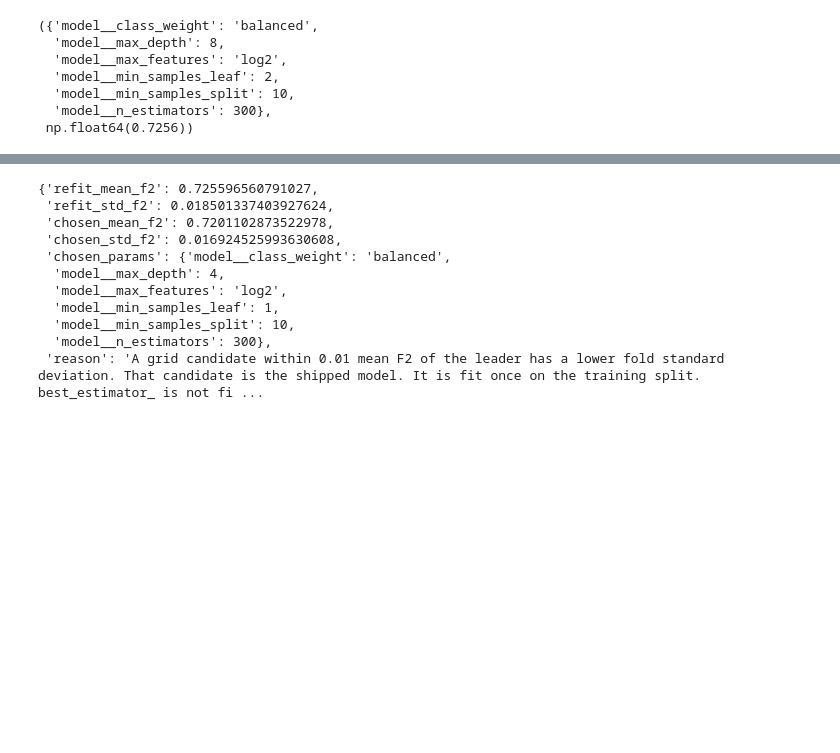
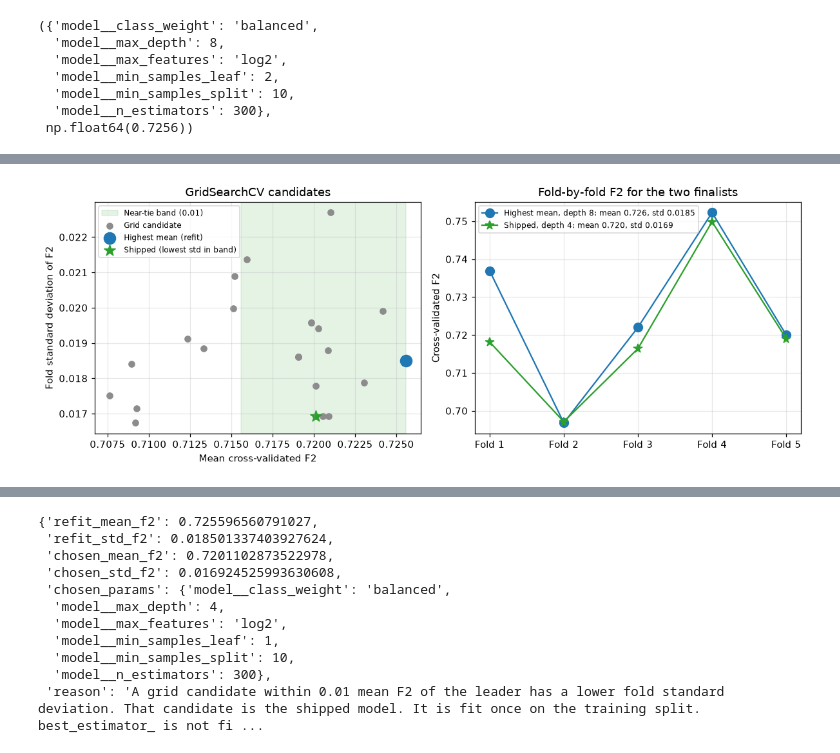
Before and after one commit to 4GeeksAcademy/Streamloop_Churn_Hyperparam_ven-mi-ai-2, a Jupyter notebook: streamloop_churn_tuning.ipynb, the cells around one changed output, grey strips where cells are left out. Drawn from its saved outputs; the diff is of its cells as text; code cells hidden in the pictures; blank space fills up the shorter version.

```diff
--- a/streamloop_churn_tuning.ipynb
+++ b/streamloop_churn_tuning.ipynb
@@ -162,3 +330,33 @@ top[param_cols + ['mean_test_score', 'std_test_score'] + fold_cols].round(4)
+# %%
+selection_preview = select_from_grid(grid_search)
+refit_i, chosen_i = selection_preview['refit_index'], selection_preview['chosen_index']
+best_mean = cv['mean_test_score'].max()
+
+fig, (left, right) = plt.subplots(1, 2, figsize=(11, 4.2))
+left.axvspan(best_mean - NEAR_TIE_BAND, best_mean, color='#2ca02c', alpha=0.12, label='Near-tie band (0.01)')
+left.scatter(cv['mean_test_score'], cv['std_test_score'], color='#8c8c8c', label='Grid candidate')
+left.scatter(*cv.loc[refit_i, ['mean_test_score', 'std_test_score']], s=140, color='#1f77b4', label='Highest mean (refit)')
+left.scatter(*cv.loc[chosen_i, ['mean_test_score', 'std_test_score']], s=140, color='#2ca02c', marker='*', label='Shipped (lowest std in band)')
+left.set_xlabel('Mean cross-validated F2')
+left.set_ylabel('Fold standard deviation of F2')
+left.set_title('GridSearchCV candidates')
+left.legend(fontsize=8)
+
+folds = [f'Fold {i + 1}' for i in range(len(fold_cols))]
+for idx, label, colour, marker in [
+    (refit_i, 'Highest mean, depth 8', '#1f77b4', 'o'),
+    (chosen_i, 'Shipped, depth 4', '#2ca02c', '*'),
+]:
+    scores = cv.loc[idx, fold_cols].astype(float).values
+    right.plot(folds, scores, marker=marker, markersize=9, color=colour,
+               label=f'{label}: mean {scores.mean():.3f}, std {scores.std():.4f}')
+right.set_ylabel('Cross-validated F2')
+right.set_title('Fold-by-fold F2 for the two finalists')
+right.legend(fontsize=8)
+fig.tight_layout()
+save(fig, '03_grid_stability')
+# %% [output]
+[figure, added]
 # %% [markdown]
 ### Choose and justify
 
```
Also changed, not shown: parts of 25 cells of this notebook, 6 other files.
